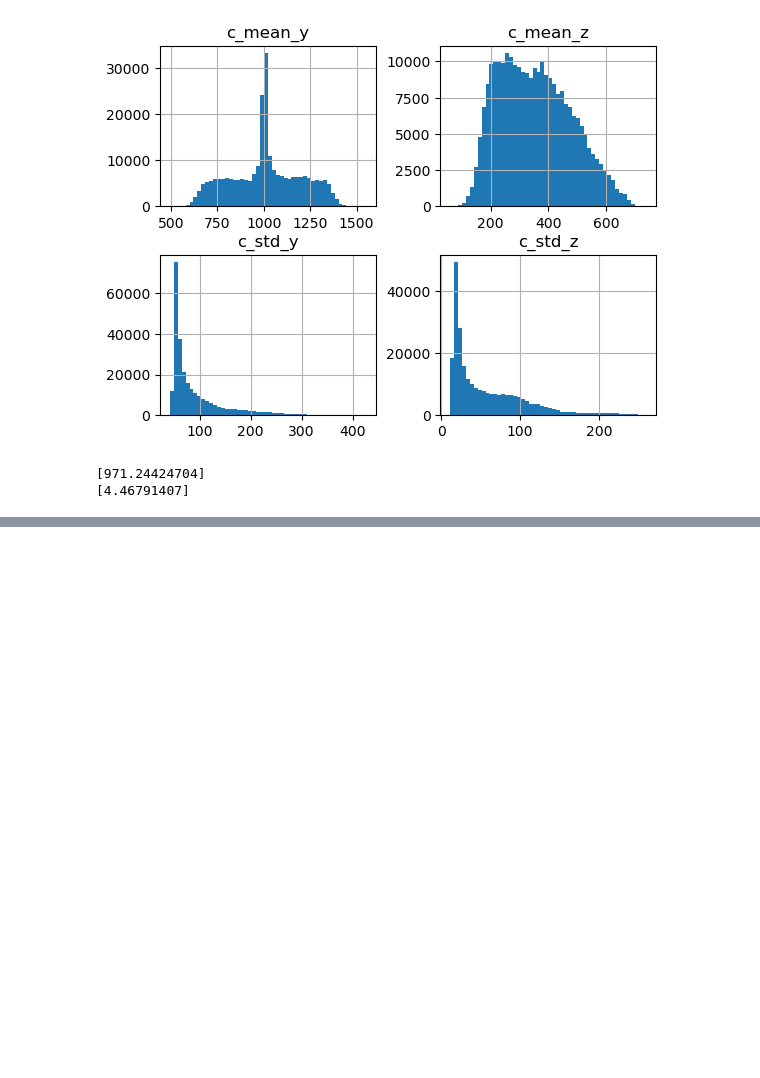
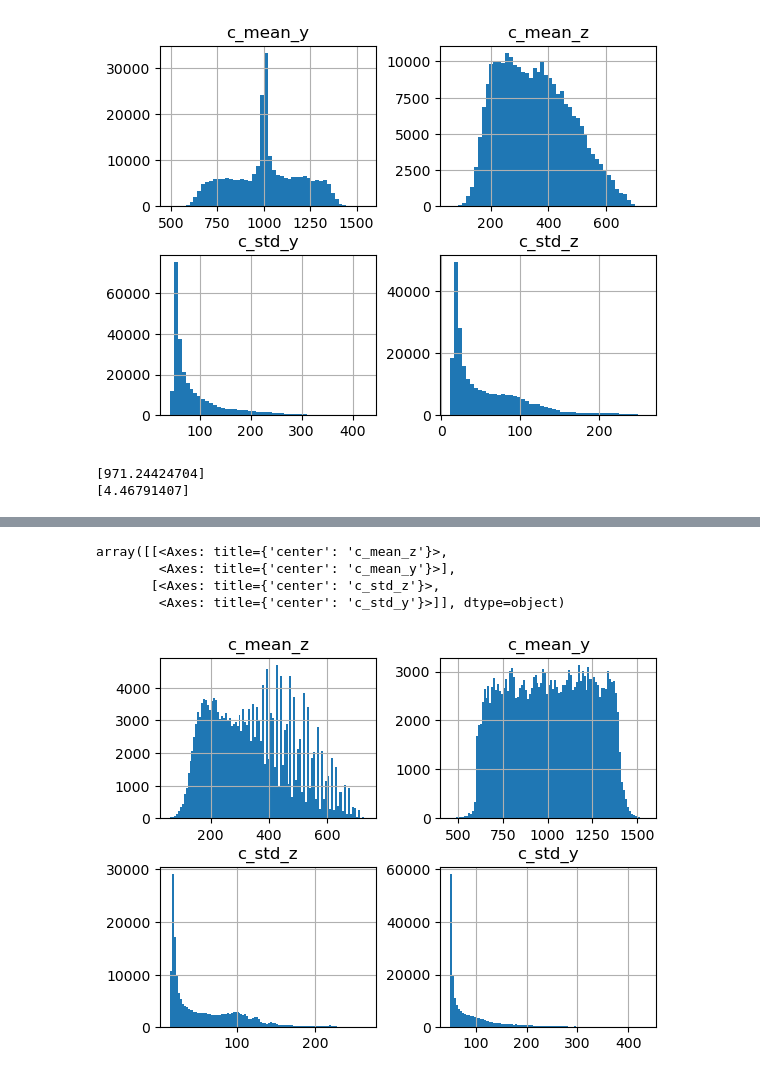
Before and after one commit to Esaak/NIR, a Jupyter notebook: ml/ml_short.ipynb, the cells around one changed output, grey strips where cells are left out. Drawn from its saved outputs; the diff is of its cells as text; code cells hidden in the pictures; blank space fills up the shorter version.

```diff
--- a/ml/ml_short.ipynb
+++ b/ml/ml_short.ipynb
@@ -452,0 +369,8 @@ c_std_y   0.142001  0.434069  0.376831
+# %%
+pd.DataFrame.from_dict(y_pred).hist(bins=100)
+# %% [output]
+array([[<Axes: title={'center': 'c_mean_z'}>,
+        <Axes: title={'center': 'c_mean_y'}>],
+       [<Axes: title={'center': 'c_std_z'}>,
+        <Axes: title={'center': 'c_std_y'}>]], dtype=object)
+[figure, added]
```
Also changed, not shown: parts of 37 cells of this notebook, 36 other files.
